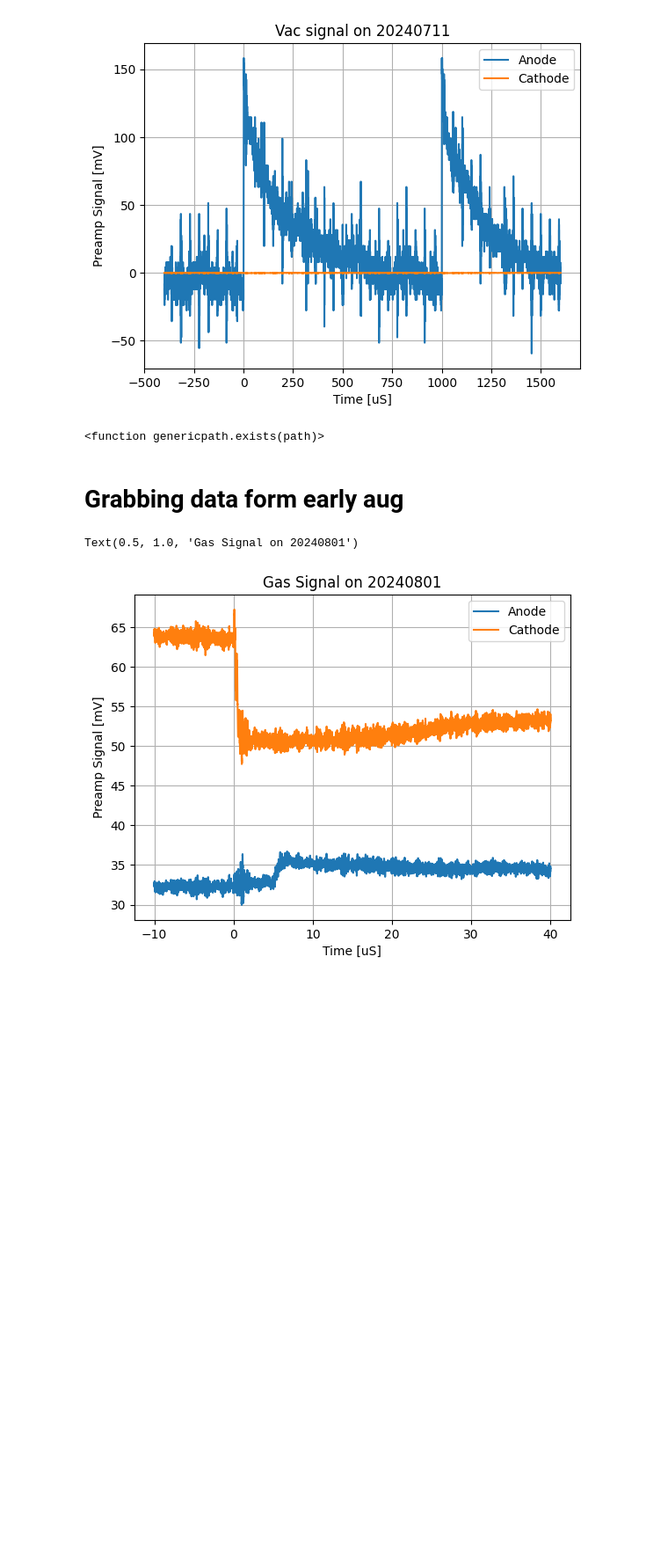
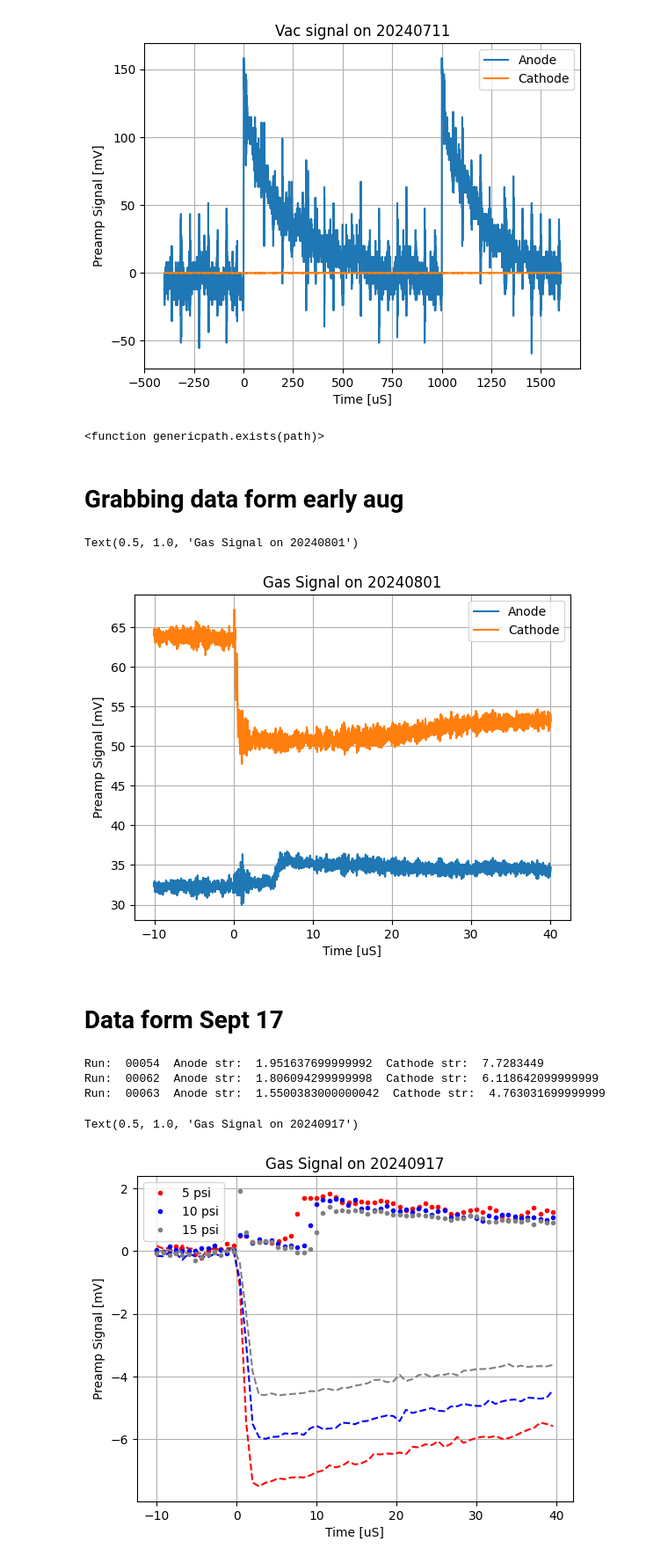
Before and after one commit to jbane11/nexo, a Jupyter notebook: Lab028/osci/osci_analysis.v4.ipynb, the cells around one changed output. Shown at 88% size. Drawn from its saved outputs; the diff is of its cells as text; code cells hidden in the pictures; blank space fills up the shorter version.

Commit message:
New data from 9-17

```diff
--- a/Lab028/osci/osci_analysis.v4.ipynb
+++ b/Lab028/osci/osci_analysis.v4.ipynb
@@ -330,3 +330,82 @@ plt.title("Gas Signal on 20240801")
 # %% [output]
 Text(0.5, 1.0, 'Gas Signal on 20240801')
 [figure]
+# %% [markdown]
+# Data form Sept 17
+# %%
+#wafeform_path="/Users/KK_Lab28_1/Documents/Waveforms/" # Path for data on July 7th
+wafeform_path="A:/DATA/waveforms/"
+waveform_date="20240917"
+runnumber="00054"
+
+stepcount=200
+waveform_dir=wafeform_path+waveform_date+"-"+runnumber
+waveform_wavenumber="10"
+waveform_filename=waveform_date+"-"+runnumber+"_"+waveform_wavenumber
+waveform_fullpath=waveform_dir+"/"+waveform_filename+".csv"
+DF=pd.read_csv(waveform_fullpath,skiprows=[1])
+
+
+
+anodenorm=np.average(DF["Average Anode (2)"][:100])
+cathnorm=np.average(DF["Average Cathode (2)"][:100])
+
+
+plt.errorbar(x=DF["Time"][::stepcount],y=DF["Average Anode (2)"][::stepcount] - anodenorm, color= "red", fmt=".",label="5 psi")
+plt.errorbar(x=DF["Time"][::stepcount],y=DF["Average Cathode (2)"][::stepcount] - cathnorm, color= "red", fmt="--",)
+Anode_amp   =abs(np.average(DF["Average Anode (2)"][:100])-np.max(DF["Average Anode (2)"][2700:]))
+Cathode_amp =abs(np.average(DF["Average Cathode (2)"][:100])-np.min(DF["Average Cathode (2)"]))
+print("Run: ",runnumber," Anode str: ", Anode_amp, " Cathode str: ", Cathode_amp)
+
+
+runnumber="00062"
+
+
+waveform_dir=wafeform_path+waveform_date+"-"+runnumber
+waveform_wavenumber="10"
+waveform_filename=waveform_date+"-"+runnumber+"_"+waveform_wavenumber
+waveform_fullpath=waveform_dir+"/"+waveform_filename+".csv"
+DF=pd.read_csv(waveform_fullpath,skiprows=[1])
+
+
+anodenorm=np.average(DF["Average Anode (2)"][:100])
+cathnorm=np.average(DF["Average Cathode (2)"][:100])
+
+plt.errorbar(x=DF["Time"][::stepcount],y=DF["Average Anode (2)"][::stepcount] - anodenorm, color= "Blue", fmt=".",label="10 psi")
+plt.errorbar(x=DF["Time"][::stepcount],y=DF["Average Cathode (2)"][::stepcount] - cathnorm, color= "Blue", fmt="--",)
+Anode_amp   =abs(np.average(DF["Average Anode (2)"][:100])-np.max(DF["Average Anode (2)"][2700:]))
+Cathode_amp =abs(np.average(DF["Average Cathode (2)"][:100])-np.min(DF["Average Cathode (2)"]))
+print("Run: ",runnumber," Anode str: ", Anode_amp, " Cathode str: ", Cathode_amp)
+
+runnumber="00063"
+
+
+waveform_dir=wafeform_path+waveform_date+"-"+runnumber
+waveform_wavenumber="10"
+waveform_filename=waveform_date+"-"+runnumber+"_"+waveform_wavenumber
+waveform_fullpath=waveform_dir+"/"+waveform_filename+".csv"
+DF=pd.read_csv(waveform_fullpath,skiprows=[1])
+
+anodenorm=np.average(DF["Average Anode (2)"][:100])
+cathnorm=np.average(DF["Average Cathode (2)"][:100])
+
+plt.errorbar(x=DF["Time"][::stepcount],y=DF["Average Anode (2)"][0::stepcount] - anodenorm, color= "Gray", fmt=".",label="15 psi")
+plt.errorbar(x=DF["Time"][::stepcount],y=DF["Average Cathode (2)"][::stepcount] - cathnorm, color= "Gray", fmt="--",)
+
+
+Anode_amp   =abs(np.average(DF["Average Anode (2)"][:100])-np.max(DF["Average Anode (2)"][2700:]))
+Cathode_amp =abs(np.average(DF["Average Cathode (2)"][:100])-np.min(DF["Average Cathode (2)"]))
+print("Run: ",runnumber," Anode str: ", Anode_amp, " Cathode str: ", Cathode_amp)
+
+plt.xlabel("Time [uS]")
+plt.ylabel("Preamp Signal [mV]")
+plt.grid()
+plt.legend()
+plt.title("Gas Signal on 20240917")
+#plt.xlim(-1000,10000)
+# %% [output]
+Run:  00054  Anode str:  1.951637699999992  Cathode str:  7.7283449
+Run:  00062  Anode str:  1.806094299999998  Cathode str:  6.118642099999999
+Run:  00063  Anode str:  1.5500383000000042  Cathode str:  4.763031699999999
+Text(0.5, 1.0, 'Gas Signal on 20240917')
+[figure, added]
```
Also changed, not shown: parts of 3 cells of this notebook.
